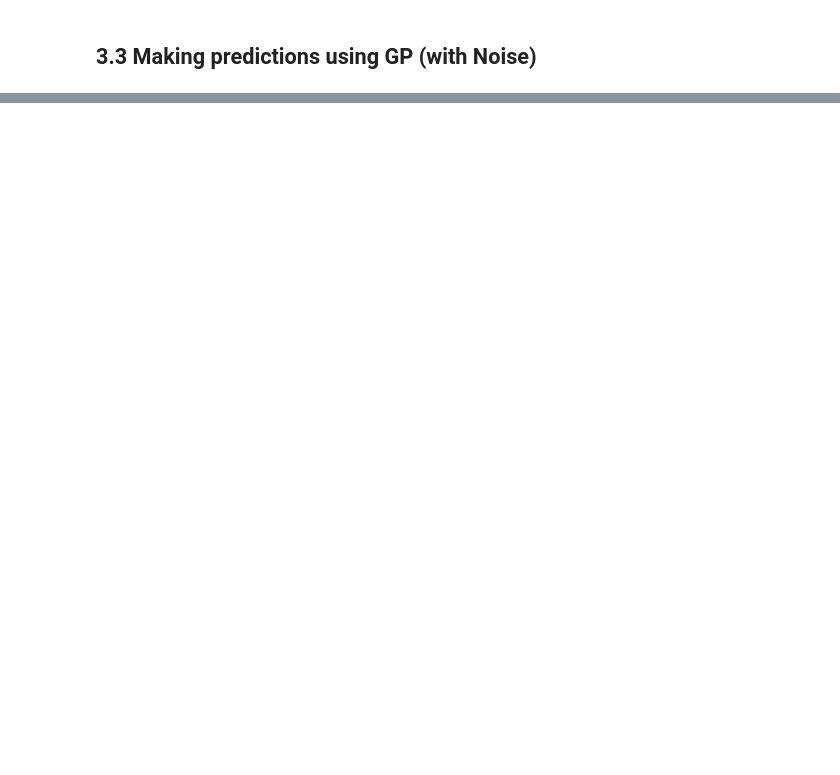
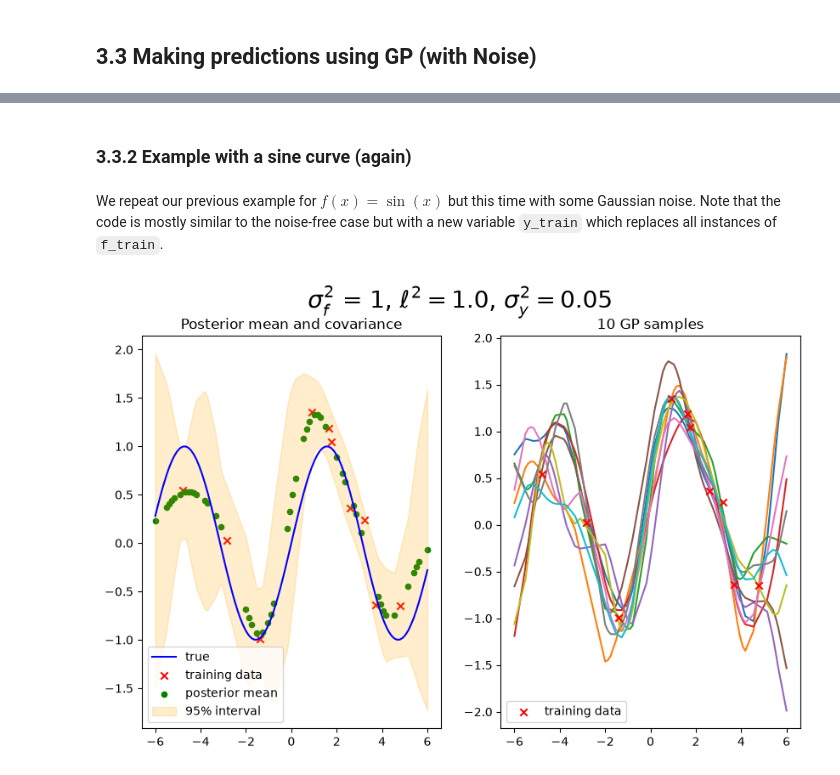
Before and after one commit to nsharm984/Karhunen-Loeve-Expansion-of-Magnetic-Coils, a Jupyter notebook: gaussian-process-NOTES.ipynb, the cells around one changed output, grey strips where cells are left out. Drawn from its saved outputs; the diff is of its cells as text; code cells hidden in the pictures; blank space fills up the shorter version.

```diff
--- a/gaussian-process-NOTES.ipynb
+++ b/gaussian-process-NOTES.ipynb
@@ -503,0 +580,4 @@ plt.show()
+# %% [markdown]
+### 3.3.2 Example with a sine curve (again)
+# %% [markdown]
+We repeat our previous example for $f(x) = \sin(x)$ but this time with some Gaussian noise. Note that the code is mostly similar to the noise-free case but with a new variable `y_train` which replaces all instances of `f_train`.
@@ -503,0 +628,34 @@ plt.show()
+# %%
+fig6, ax6 = plt.subplots(1, 2, figsize = (10, 6))
+
+fig6.suptitle(
+    r"$\sigma_f^2$ = " + f"{sigmaF_squared}, " + r"$\ell^2 = $" + f"{l_squared}, " + r"$\sigma_y^2 = $" + f"{sigma_y_squared}"
+    , fontsize = 20
+)
+
+# Posterior mean and variance
+std_posterior = np.sqrt(np.diag(cov_posterior + 1e-8)) # add the jitter
+
+ax6[0].plot(x, f, c="blue", label="true")
+ax6[0].scatter(x_train, y_train, marker = "x", c="red", label="training data")
+ax6[0].scatter(x_test, mean_posterior, marker = "o", s=20, c="green", label="posterior mean")
+ax6[0].fill_between(
+    x_test,
+    mean_posterior - 1.96 * std_posterior,
+    mean_posterior + 1.96 * std_posterior,
+    color="orange", alpha=0.2, label="95% interval",
+)
+ax6[0].set_title("Posterior mean and covariance")
+ax6[0].legend(loc="lower left")
+
+# GP Samples
+for i in range(num_samples):
+    ax6[1].plot(x_test, samples[i,:])
+
+ax6[1].scatter(x_train, y_train, marker = "x", c="red", label="training data", zorder=2)
+ax6[1].set_title("10 GP samples")
+ax6[1].legend(loc="lower left")
+
+plt.show()
+# %% [output]
+[figure, added]
```
Also changed, not shown: parts of 10 cells of this notebook.
